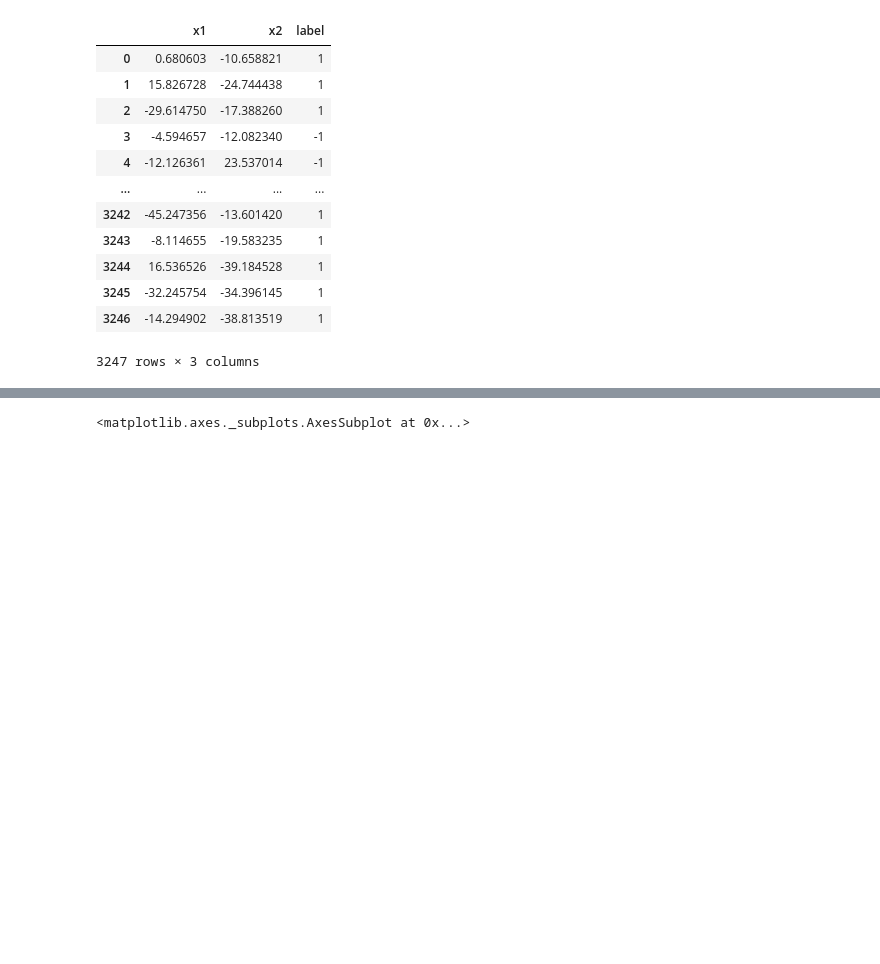
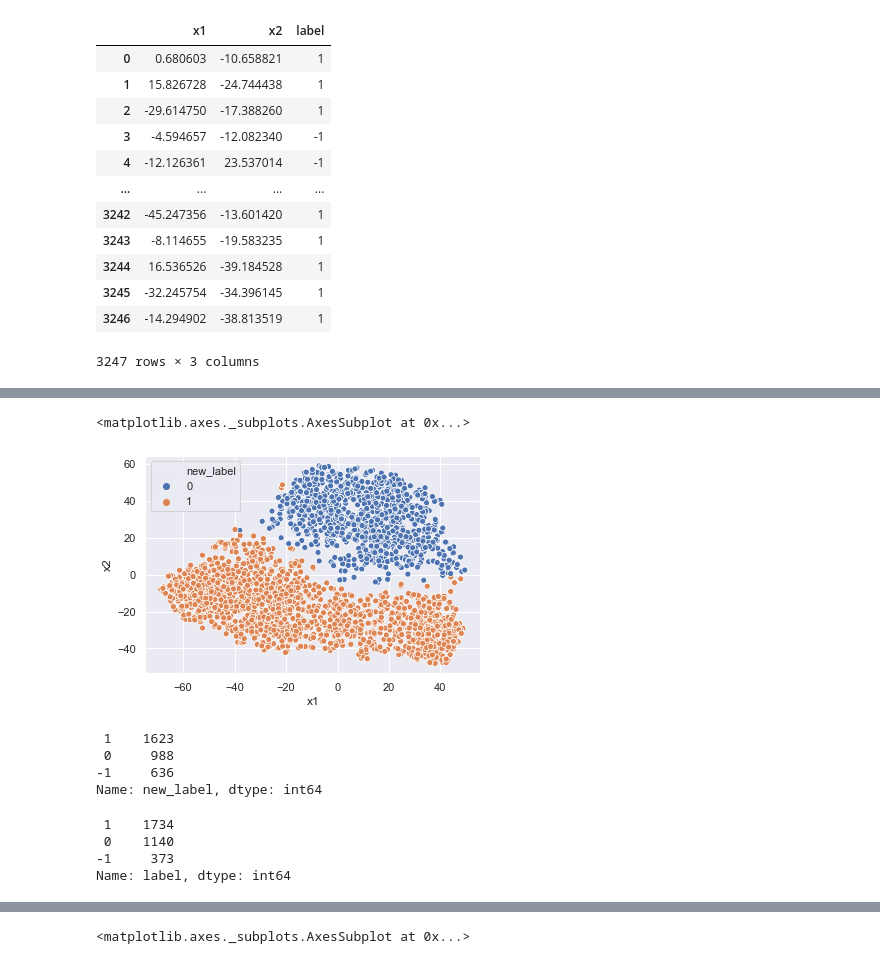
Before and after one commit to nathanielCherian/joe-rogan-ml, a Jupyter notebook: dbscan.ipynb, the cells around one changed output, grey strips where cells are left out. Drawn from its saved outputs; the diff is of its cells as text; code cells hidden in the pictures; blank space fills up the shorter version.

```diff
--- a/dbscan.ipynb
+++ b/dbscan.ipynb
@@ -86,0 +106,19 @@ reduced_data
+# %%
+sns.scatterplot(x='x1', y='x2', hue='new_label', data=reduced_data[reduced_data['new_label'] != -1])
+# %% [output]
+<matplotlib.axes._subplots.AxesSubplot at 0x...>
+[figure, added]
+# %%
+reduced_data['new_label'].value_counts()
+# %% [output]
+ 1    1623
+ 0     988
+-1     636
+Name: new_label, dtype: int64
+# %%
+reduced_data['label'].value_counts()
+# %% [output]
+ 1    1734
+ 0    1140
+-1     373
+Name: label, dtype: int64
```
Also changed, not shown: parts of 5 cells of this notebook, 3 other files.
